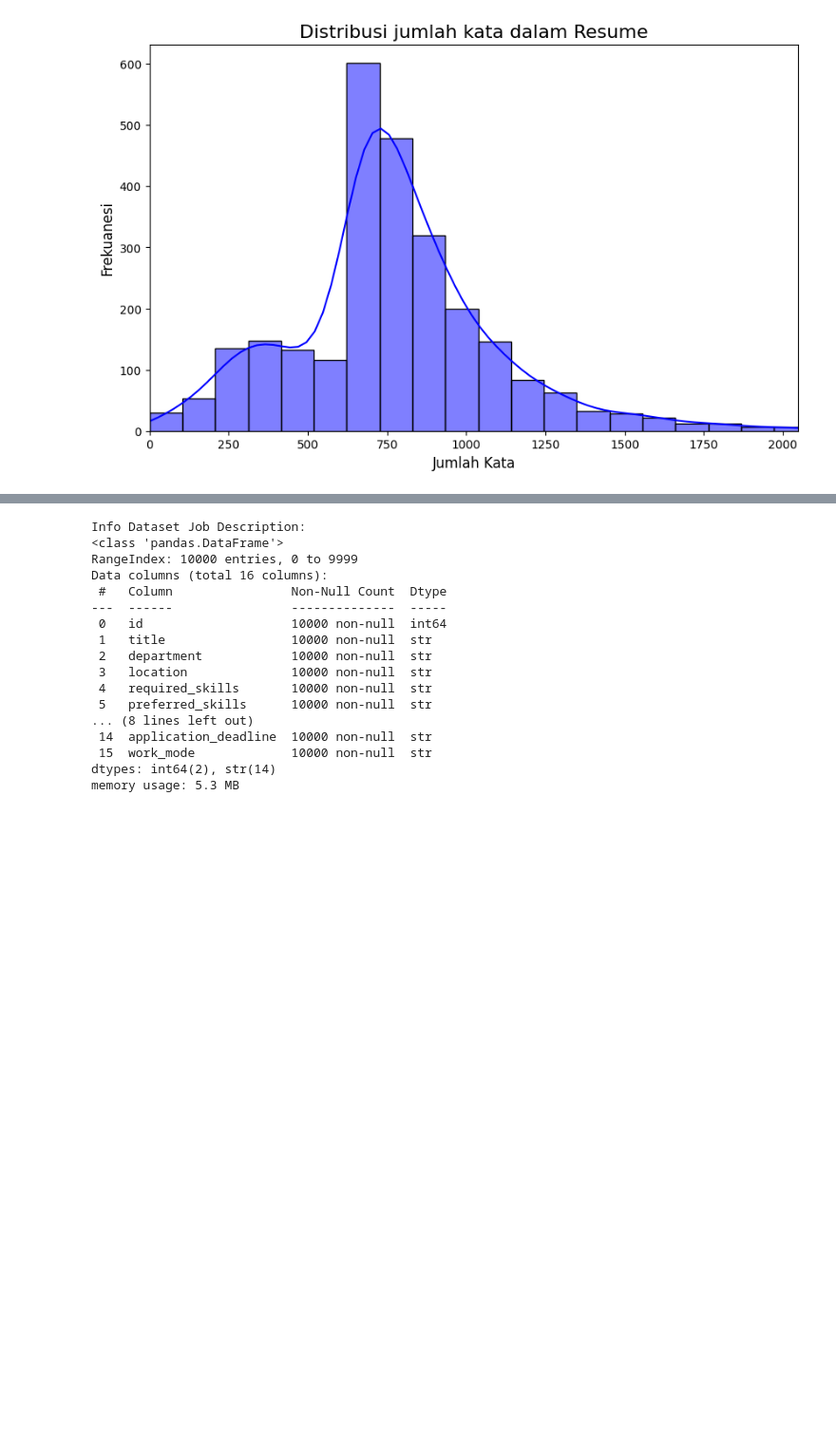
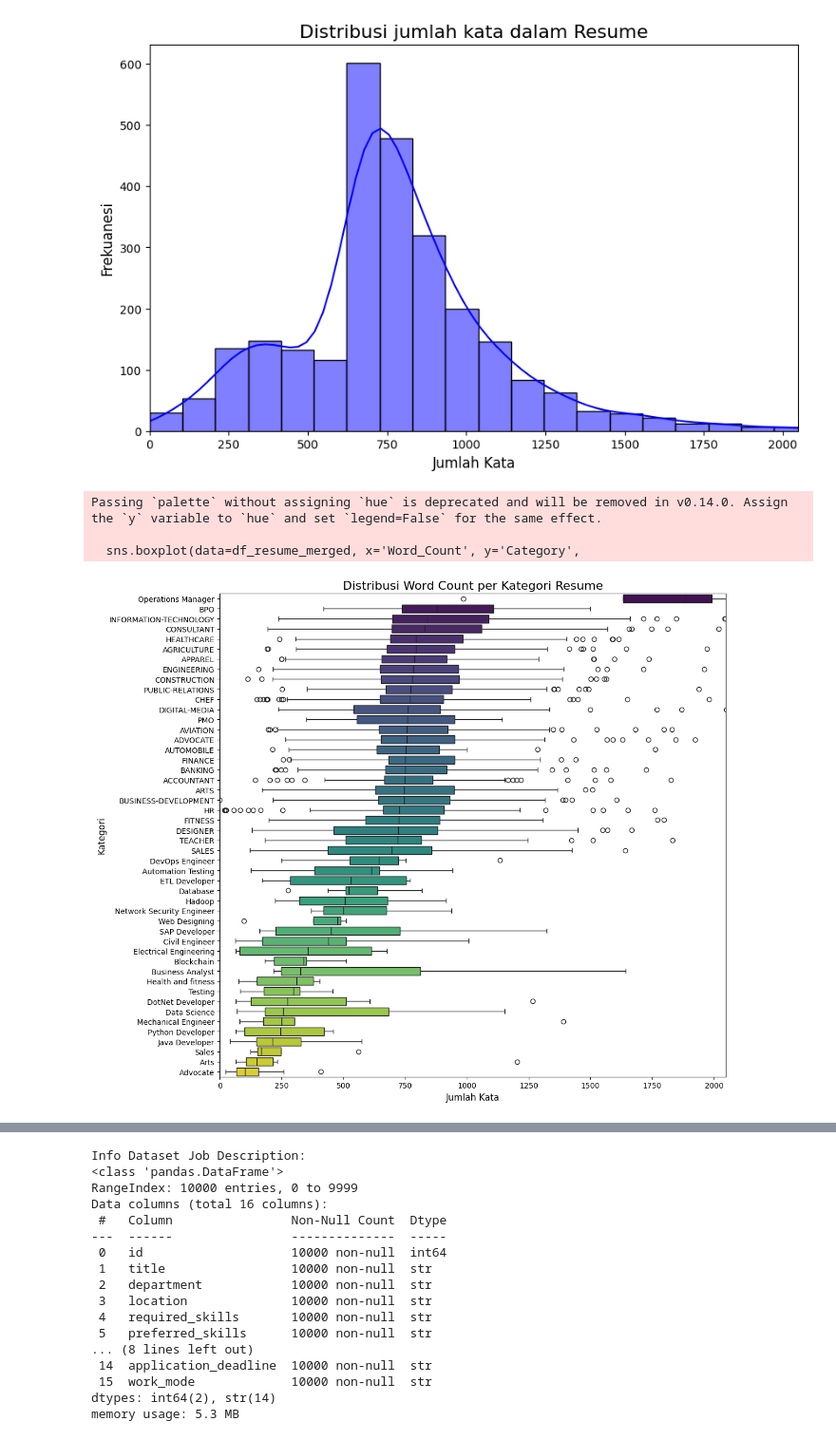
Before and after one commit to lewron135/AOL_NaturalLanguageProcessing, a Jupyter notebook: notebooks/01_data_merging_and_eda.ipynb, the cells around one changed output, grey strips where cells are left out. Shown at 95% size. Drawn from its saved outputs; the diff is of its cells as text; code cells hidden in the pictures; blank space fills up the shorter version.

```diff
--- a/notebooks/01_data_merging_and_eda.ipynb
+++ b/notebooks/01_data_merging_and_eda.ipynb
@@ -108,5 +311,26 @@ min         0.000000
 max      5190.000000
 Name: Word_Count, dtype: float64
 [figure]
+# %%
+# Boxplot: variasi panjang kata per kategori — menunjukkan outlier per domain
+order = (df_resume_merged.groupby('Category')['Word_Count']
+         .median()
+         .sort_values(ascending=False)
+         .index)
+
+plt.figure(figsize=(12, 10))
+sns.boxplot(data=df_resume_merged, x='Word_Count', y='Category',
+            order=order, palette='viridis')
+plt.title('Distribusi Word Count per Kategori Resume', fontsize=16)
+plt.xlabel('Jumlah Kata', fontsize=12)
+plt.ylabel('Kategori', fontsize=12)
+plt.xlim(0, df_resume_merged['Word_Count'].quantile(0.99))
+plt.tight_layout()
+plt.show()
+# %% [output]
+Passing `palette` without assigning `hue` is deprecated and will be removed in v0.14.0. Assign the `y` variable to `hue` and set `legend=False` for the same effect.
+
+  sns.boxplot(data=df_resume_merged, x='Word_Count', y='Category',
+[figure, added]
 # %%
 # Ngintip 1 contoh teks mentah secara acak
```
Also changed, not shown: parts of 47 cells of this notebook, 12 other files.
